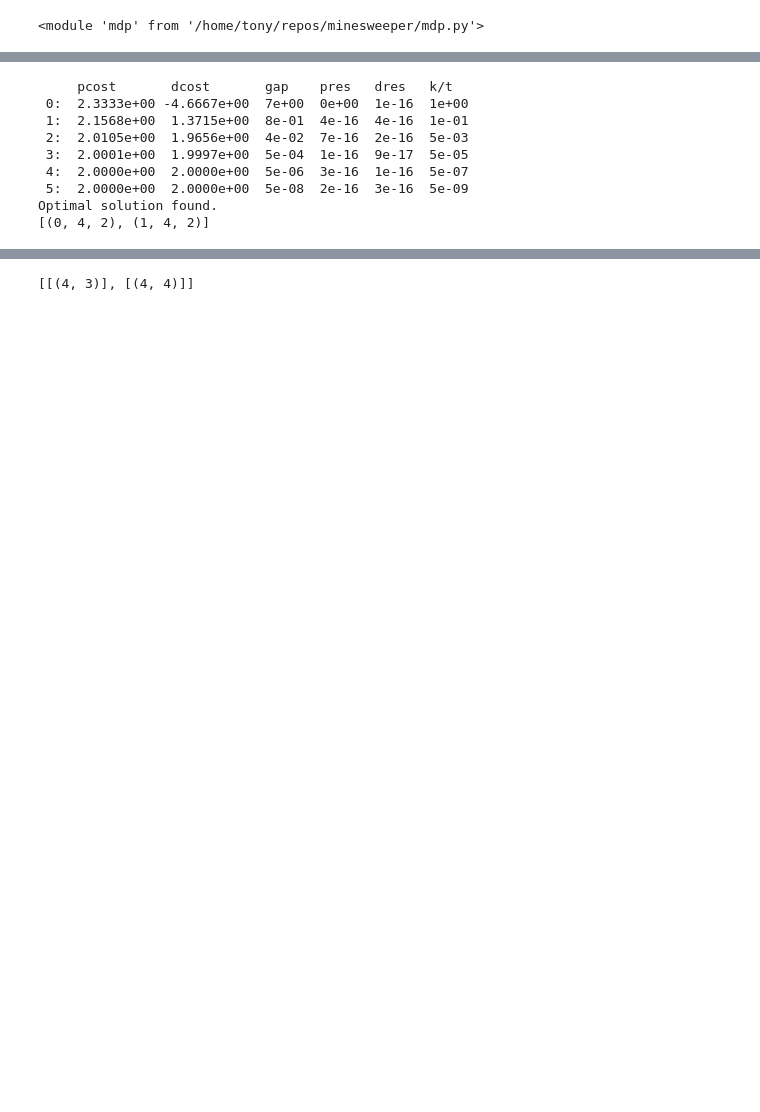
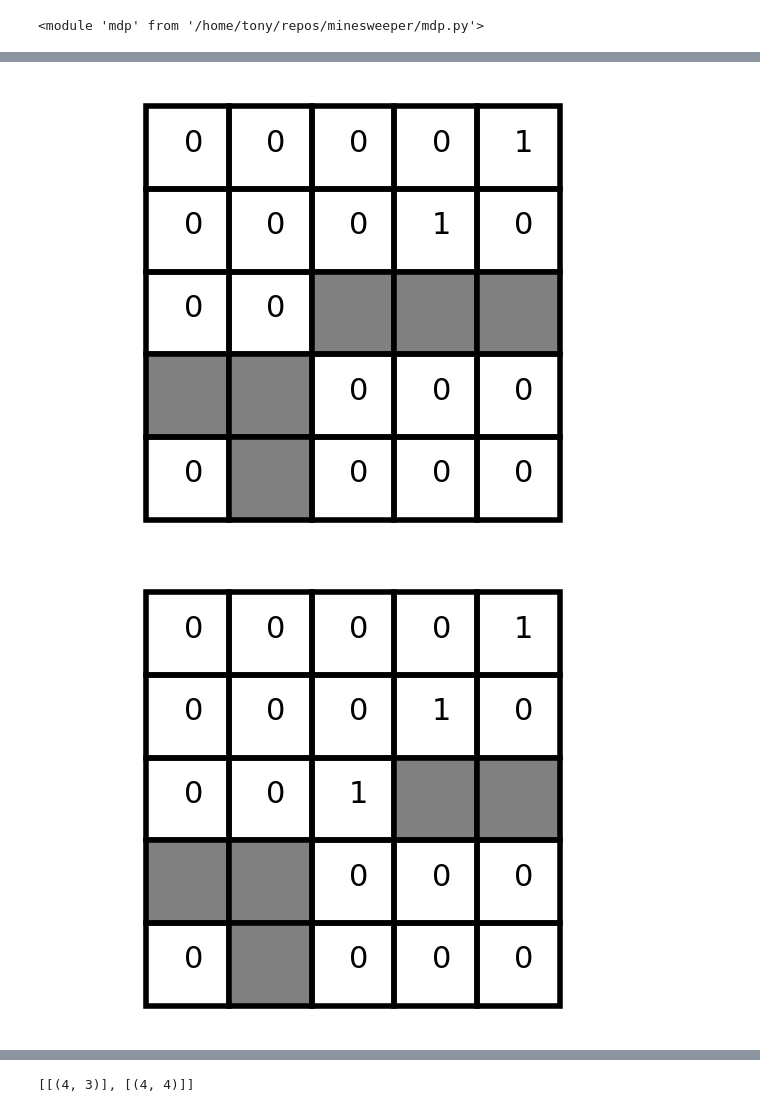
Before and after one commit to rmhofer/minesweeper, a Jupyter notebook: model.ipynb, the cells around one changed output, grey strips where cells are left out. Cells and saved outputs as stored; diff of their text form; code cells hidden in the pictures; blank space fills up the shorter version.

```diff
--- a/model.ipynb
+++ b/model.ipynb
@@ -91,0 +91,9 @@ next state ([array([[ 0, -1,  0,  0, -1],
+# %%
+snew = state
+for a in [[(0, 3)], [(1, 1)], [(1, 2)], [(3, 4)]]:
+    snew, *_ = mdp.tr(snew, a)
+    snew = snew[0]
+    viz(snew)
+# %% [output]
+[figure, added]
+[figure, added]
@@ -92,20 +102,13 @@ next state ([array([[ 0, -1,  0,  0, -1],
 # %%
-tmp = np.array([[ 0, -1,  0,  0, -1],
-       [ 0, -1, -1, -1, -1],
-       [ 0, -1,  0, -1,  0],
-       [ 0, -1,  0,  0,  1],
-       [-1,  0,  0,  0,  0]])
-print(list(mdp.solve_multiple_bp(tmp, [(0, 2), (0, 3)])))
+tmp = np.array(
+    [
+        [0, -1, 0, 0, -1],
+        [0, -1, -1, -1, -1],
+        [0, -1, 0, -1, 0],
+        [0, -1, 0, 0, 1],
+        [-1, 0, 0, 0, 0],
+    ]
+)
-# %% [output]
-     pcost       dcost       gap    pres   dres   k/t
- 0:  2.3333e+00 -4.6667e+00  7e+00  0e+00  1e-16  1e+00
- 1:  2.1568e+00  1.3715e+00  8e-01  4e-16  4e-16  1e-01
- 2:  2.0105e+00  1.9656e+00  4e-02  7e-16  2e-16  5e-03
- 3:  2.0001e+00  1.9997e+00  5e-04  1e-16  9e-17  5e-05
- 4:  2.0000e+00  2.0000e+00  5e-06  3e-16  1e-16  5e-07
- 5:  2.0000e+00  2.0000e+00  5e-08  2e-16  3e-16  5e-09
-Optimal solution found.
-[(0, 4, 2), (1, 4, 2)]
 # %%
 print(list(mdp.solve_multiple_rref(tmp, [(0, 2), (0, 3)])))
 
```
Also changed, not shown: parts of 9 cells of this notebook, 4 other files.
